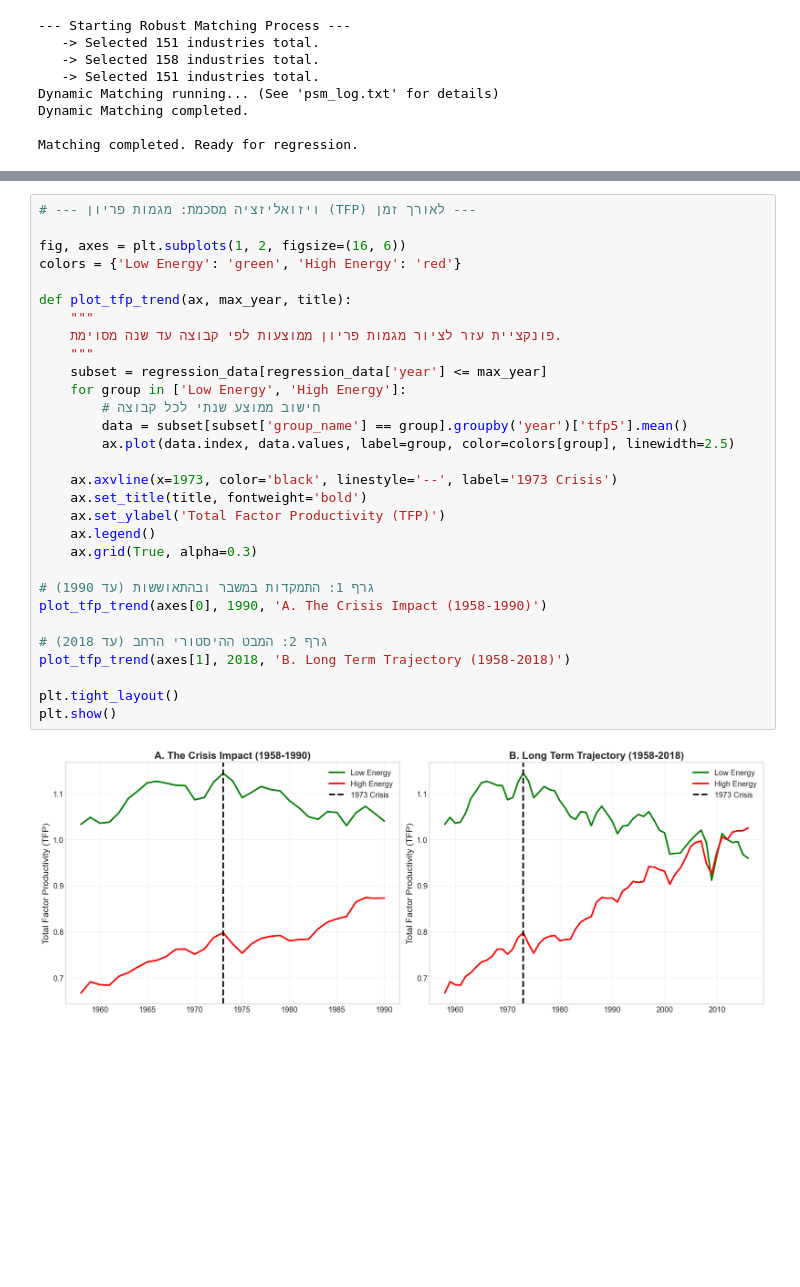
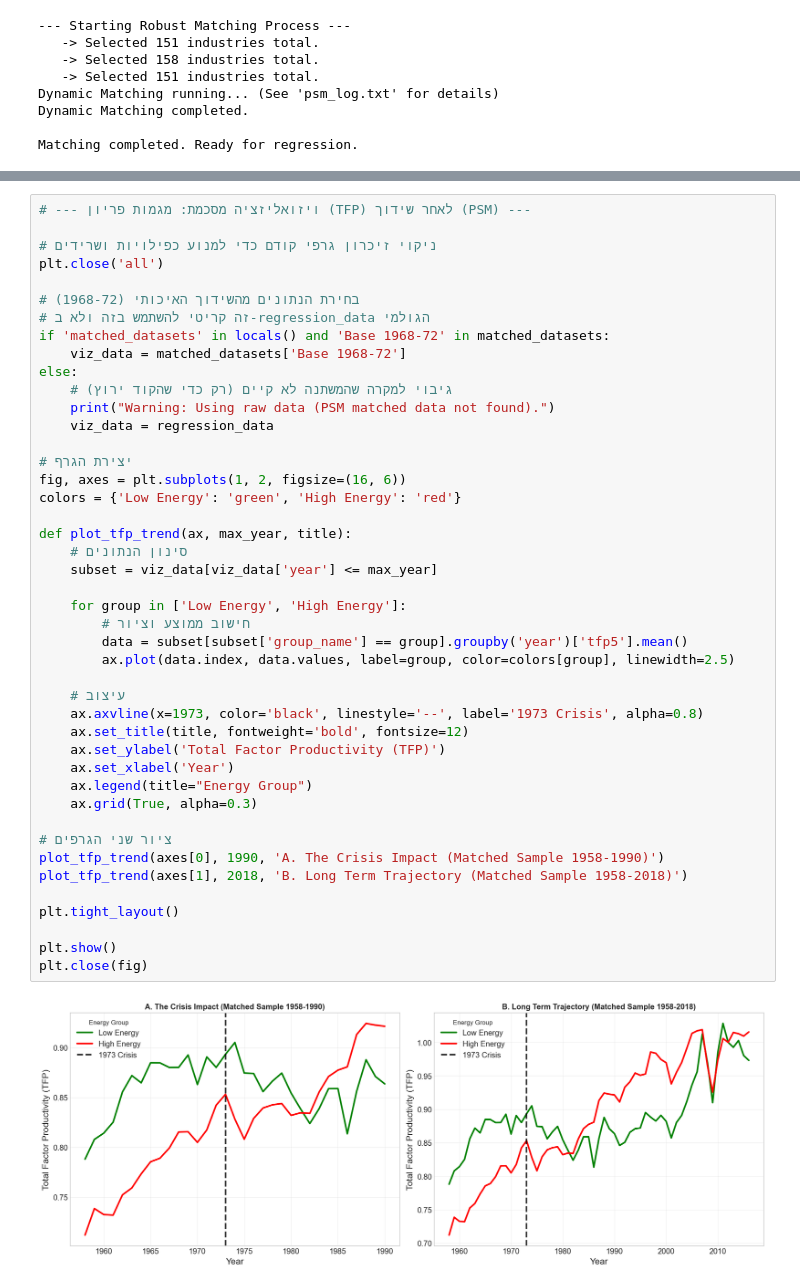
Before and after one commit to ofek31415-eng/Sourse_Idea, a Jupyter notebook: notebooks/idea_data_analysis.ipynb, the cells around one changed output, grey strips where cells are left out. Cells and saved outputs as stored; diff of their text form; blank space fills up the shorter version.

Commit message:
Use PSM in updated regression models

```diff
--- a/notebooks/idea_data_analysis.ipynb
+++ b/notebooks/idea_data_analysis.ipynb
@@ -947,32 +893,46 @@ strong multicollinearity problems or that the design matrix is singular.
 # %%
-# --- ויזואליזציה מסכמת: מגמות פריון (TFP) לאורך זמן ---
+# --- ויזואליזציה מסכמת: מגמות פריון (TFP) לאחר שידוך (PSM) ---
 
+# ניקוי זיכרון גרפי קודם כדי למנוע כפילויות ושרידים
+plt.close('all')
+
+# בחירת הנתונים מהשידוך האיכותי (1968-72)
+# זה קריטי להשתמש בזה ולא ב-regression_data הגולמי
+if 'matched_datasets' in locals() and 'Base 1968-72' in matched_datasets:
+    viz_data = matched_datasets['Base 1968-72']
+else:
+    # גיבוי למקרה שהמשתנה לא קיים (רק כדי שהקוד ירוץ)
+    print("Warning: Using raw data (PSM matched data not found).")
+    viz_data = regression_data
+
+# יצירת הגרף
 fig, axes = plt.subplots(1, 2, figsize=(16, 6))
 colors = {'Low Energy': 'green', 'High Energy': 'red'}
 
 def plot_tfp_trend(ax, max_year, title):
-    """
-    פונקציית עזר לציור מגמות פריון ממוצעות לפי קבוצה עד שנה מסוימת.
-    """
-    subset = regression_data[regression_data['year'] <= max_year]
+    # סינון הנתונים
+    subset = viz_data[viz_data['year'] <= max_year]
+
     for group in ['Low Energy', 'High Energy']:
-        # חישוב ממוצע שנתי לכל קבוצה
+        # חישוב ממוצע וציור
         data = subset[subset['group_name'] == group].groupby('year')['tfp5'].mean()
         ax.plot(data.index, data.values, label=group, color=colors[group], linewidth=2.5)
 
-    ax.axvline(x=1973, color='black', linestyle='--', label='1973 Crisis')
-    ax.set_title(title, fontweight='bold')
+    # עיצוב
+    ax.axvline(x=1973, color='black', linestyle='--', label='1973 Crisis', alpha=0.8)
+    ax.set_title(title, fontweight='bold', fontsize=12)
     ax.set_ylabel('Total Factor Productivity (TFP)')
-    ax.legend()
+    ax.set_xlabel('Year')
+    ax.legend(title="Energy Group")
     ax.grid(True, alpha=0.3)
 
-# גרף 1: התמקדות במשבר ובהתאוששות (עד 1990)
-plot_tfp_trend(axes[0], 1990, 'A. The Crisis Impact (1958-1990)')
-
-# גרף 2: המבט ההיסטורי הרחב (עד 2018)
-plot_tfp_trend(axes[1], 2018, 'B. Long Term Trajectory (1958-2018)')
+# ציור שני הגרפים
+plot_tfp_trend(axes[0], 1990, 'A. The Crisis Impact (Matched Sample 1958-1990)')
+plot_tfp_trend(axes[1], 2018, 'B. Long Term Trajectory (Matched Sample 1958-2018)')
 
 plt.tight_layout()
+
 plt.show()
+plt.close(fig)
 # %% [output]
-[figure, old version]
+[figure, new version]
```
Also changed, not shown: parts of 7 cells of this notebook, 4 other files.
